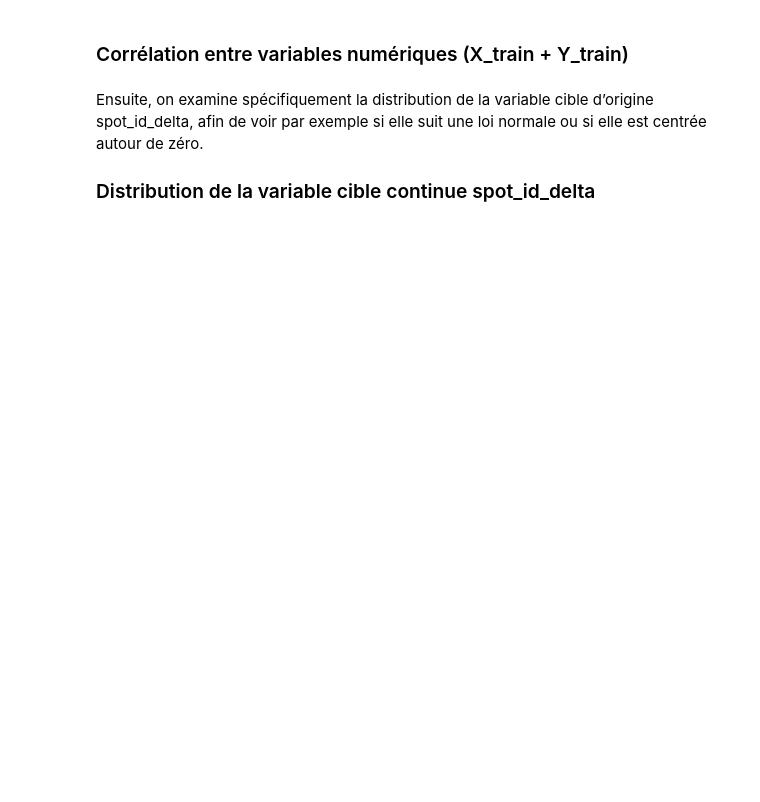
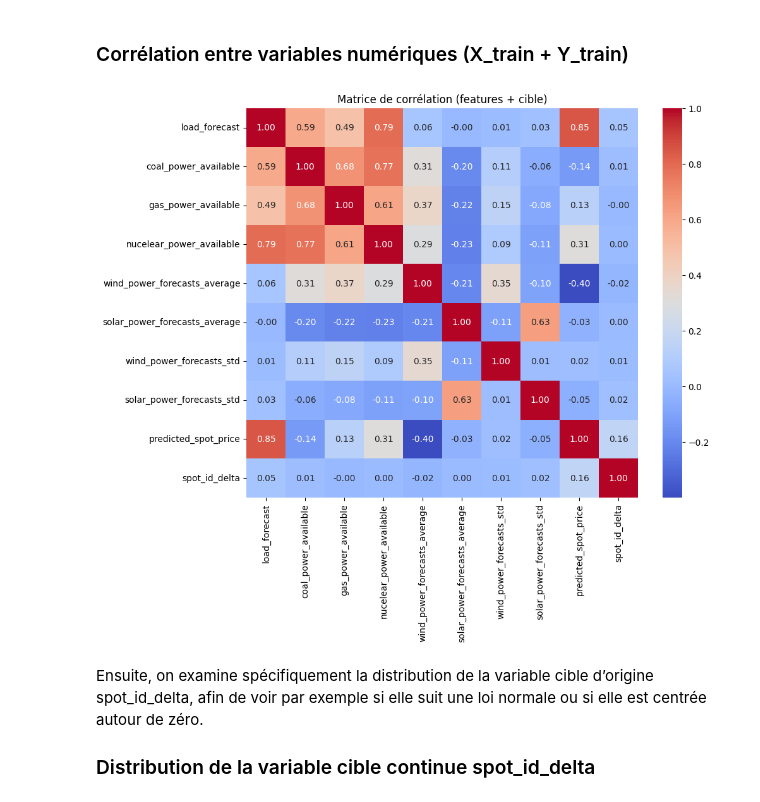
Before and after one commit to juabln/PROJET-LIL, a Jupyter notebook: notebook_projet.ipynb, the cells around one changed output. Cells and saved outputs as stored; diff of their text form; code cells hidden in the pictures; blank space fills up the shorter version.

```diff
--- a/notebook_projet.ipynb
+++ b/notebook_projet.ipynb
@@ -20,10 +20,10 @@ from sklearn.metrics import confusion_matrix
 
 # Chargement des fichiers Excel (X_train, Y_train, X_test, Y_random)
 
-X_train = pd.read_excel('C:\Users\julie\OneDrive - CentraleSupelec\casablanca\COURS\ML\PROJET LIL\X_train_Wwou3IE.csv', engine='openpyxl')
-Y_train = pd.read_excel('C:\Users\julie\OneDrive - CentraleSupelec\casablanca\COURS\ML\PROJET LIL\y_train_jJtXgMX.csv', engine='openpyxl')
-X_test = pd.read_excel('C:\Users\julie\OneDrive - CentraleSupelec\casablanca\COURS\ML\PROJET LIL\X_test_GgyECq8.csv', engine='openpyxl')
-Y_random = pd.read_excel('C:\Users\julie\OneDrive - CentraleSupelec\casablanca\COURS\ML\PROJET LIL\y_random_pt8afo8.csv', engine='openpyxl')
+X_train = pd.read_csv('data/X_train_Wwou3IE.csv')
+Y_train = pd.read_csv('data/y_train_jJtXgMX.csv')
+X_test = pd.read_csv('data/X_test_GgyECq8.csv')
+Y_random = pd.read_csv('data/y_random_pt8afo8.csv')
 
 # Aperçu des dimensions des jeux de données
 print("X_train shape:", X_train.shape)
@@ -57,12 +118,15 @@ display(X_train.describe())
 # %% [markdown]
 ### Corrélation entre variables numériques (X_train + Y_train)
 # %%
-data_concat = pd.concat([X_train, Y_train], axis=1)
-corr_matrix = data_concat.corr()
+data_numeric = pd.concat([X_train, Y_train], axis=1).select_dtypes(include=['number'])
+corr_matrix = data_numeric.corr()
+
 plt.figure(figsize=(10, 8))
 sns.heatmap(corr_matrix, annot=True, fmt=".2f", cmap='coolwarm')
-plt.title("Matrice de corrélation (variables numériques + cible)")
+plt.title("Matrice de corrélation (features + cible)")
 plt.show()
+# %% [output]
+[figure, added]
 # %% [markdown]
 Ensuite, on examine spécifiquement la distribution de la variable cible d’origine spot_id_delta, afin de voir par exemple si elle suit une loi normale ou si elle est centrée autour de zéro.
 
```
Also changed, not shown: parts of 17 cells of this notebook, 7 other files.
